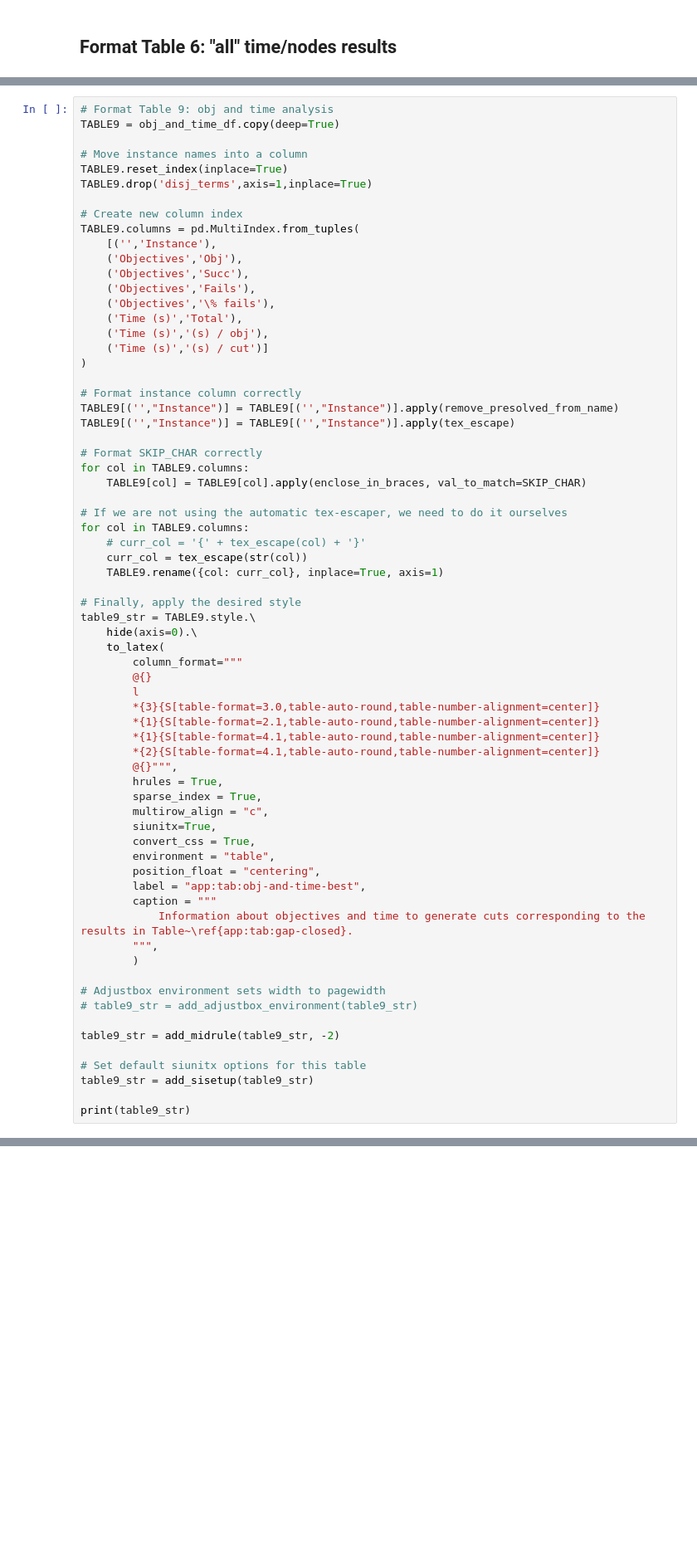
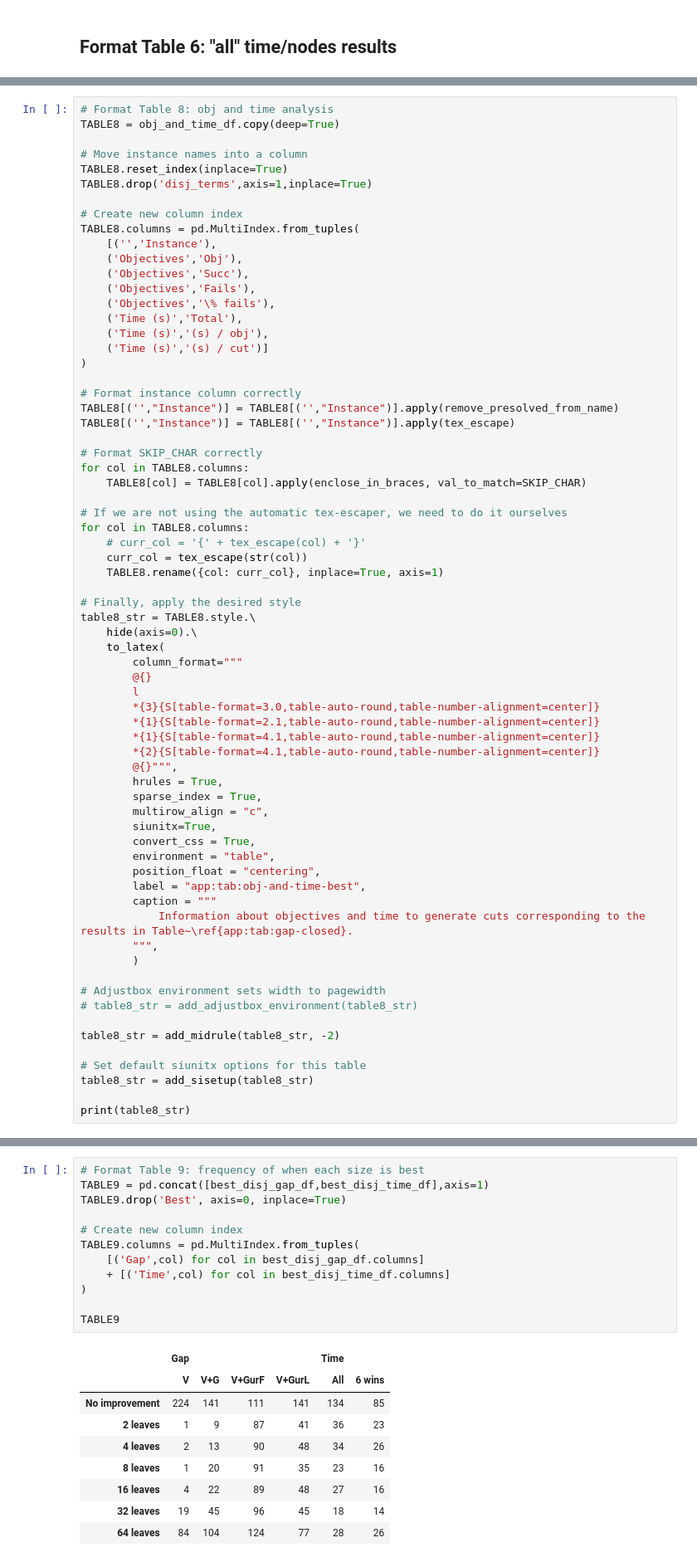
Before and after one commit to akazachk/vpc, a Jupyter notebook: plots/plots.ipynb, the cells around one changed output, grey strips where cells are left out. Shown: that part at 83% size. Cells and saved outputs as stored; diff of their text form; blank space fills up the shorter version.

```diff
--- a/plots/plots.ipynb
+++ b/plots/plots.ipynb
@@ -3683,13 +3688,13 @@ print(table8_str)
 # %%
-# Format Table 9: obj and time analysis
-TABLE9 = obj_and_time_df.copy(deep=True)
+# Format Table 8: obj and time analysis
+TABLE8 = obj_and_time_df.copy(deep=True)
 
 # Move instance names into a column
-TABLE9.reset_index(inplace=True)
-TABLE9.drop('disj_terms',axis=1,inplace=True)
+TABLE8.reset_index(inplace=True)
+TABLE8.drop('disj_terms',axis=1,inplace=True)
 
 # Create new column index
-TABLE9.columns = pd.MultiIndex.from_tuples(
+TABLE8.columns = pd.MultiIndex.from_tuples(
     [('','Instance'),
     ('Objectives','Obj'),
     ('Objectives','Succ'),
@@ -3701,21 +3706,21 @@ TABLE9.columns = pd.MultiIndex.from_tuples(
 )
 
 # Format instance column correctly
-TABLE9[('',"Instance")] = TABLE9[('',"Instance")].apply(remove_presolved_from_name)
-TABLE9[('',"Instance")] = TABLE9[('',"Instance")].apply(tex_escape)
+TABLE8[('',"Instance")] = TABLE8[('',"Instance")].apply(remove_presolved_from_name)
+TABLE8[('',"Instance")] = TABLE8[('',"Instance")].apply(tex_escape)
 
 # Format SKIP_CHAR correctly
-for col in TABLE9.columns:
-    TABLE9[col] = TABLE9[col].apply(enclose_in_braces, val_to_match=SKIP_CHAR)
+for col in TABLE8.columns:
+    TABLE8[col] = TABLE8[col].apply(enclose_in_braces, val_to_match=SKIP_CHAR)
 
 # If we are not using the automatic tex-escaper, we need to do it ourselves
-for col in TABLE9.columns:
+for col in TABLE8.columns:
     # curr_col = '{' + tex_escape(col) + '}'
     curr_col = tex_escape(str(col))
-    TABLE9.rename({col: curr_col}, inplace=True, axis=1)
+    TABLE8.rename({col: curr_col}, inplace=True, axis=1)
 
 # Finally, apply the desired style
-table9_str = TABLE9.style.\
+table8_str = TABLE8.style.\
     hide(axis=0).\
     to_latex(
         column_format="""
@@ -3740,14 +3745,14 @@ table9_str = TABLE9.style.\
         )
 
 # Adjustbox environment sets width to pagewidth
-# table9_str = add_adjustbox_environment(table9_str)
+# table8_str = add_adjustbox_environment(table8_str)
 
-table9_str = add_midrule(table9_str, -2)
+table8_str = add_midrule(table8_str, -2)
 
 # Set default siunitx options for this table
-table9_str = add_sisetup(table9_str)
+table8_str = add_sisetup(table8_str)
 
-print(table9_str)
+print(table8_str)
 # %% [output]
 {
 \sisetup{
@@ -3784 +3776,23 @@ TABLE10
+# %%
+# Format Table 9: frequency of when each size is best
+TABLE9 = pd.concat([best_disj_gap_df,best_disj_time_df],axis=1)
+TABLE9.drop('Best', axis=0, inplace=True)
+
+# Create new column index
+TABLE9.columns = pd.MultiIndex.from_tuples(
+    [('Gap',col) for col in best_disj_gap_df.columns]
+    + [('Time',col) for col in best_disj_time_df.columns]
+)
+
+TABLE9
+# %% [output]
+|  | Gap |  |  |  | Time |  |
+|  | V | V+G | V+GurF | V+GurL | All | 6 wins |
+| No improvement | 224 | 141 | 111 | 141 | 134 | 85 |
+| 2 leaves | 1 | 9 | 87 | 41 | 36 | 23 |
+| 4 leaves | 2 | 13 | 90 | 48 | 34 | 26 |
+| 8 leaves | 1 | 20 | 91 | 35 | 23 | 16 |
+| 16 leaves | 4 | 22 | 89 | 48 | 27 | 16 |
+| 32 leaves | 19 | 45 | 96 | 45 | 18 | 14 |
+| 64 leaves | 84 | 104 | 124 | 77 | 28 | 26 |
 # %%
```
Also changed, not shown: parts of 16 cells of this notebook.
